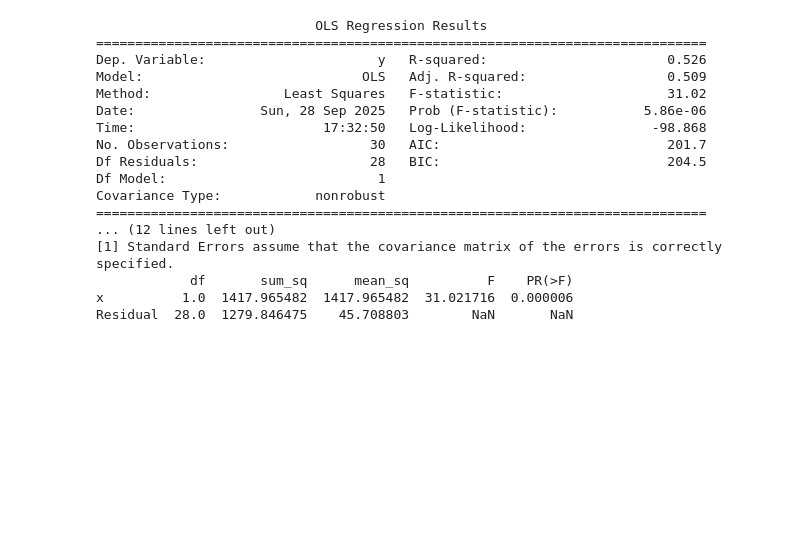
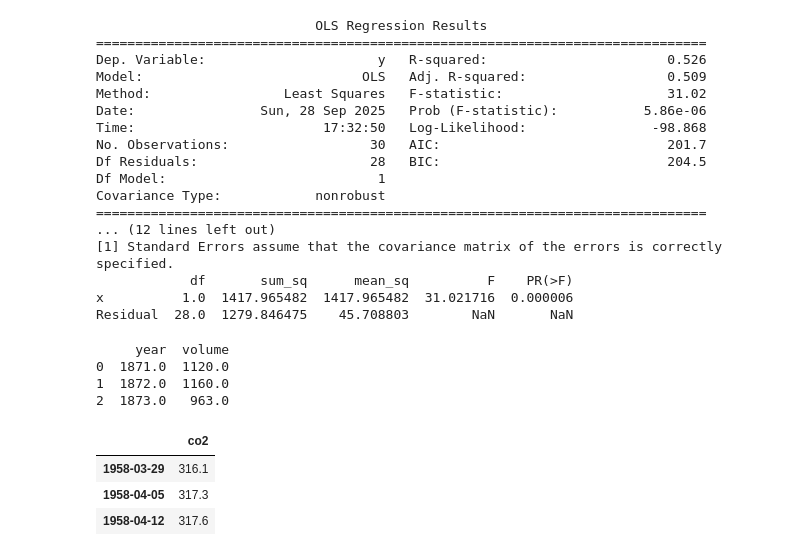
Before and after one commit to maton369/Python_Time_Series_Intro, a Jupyter notebook: 2-3-Pythonによる統計分析の基本.ipynb, the cells around one changed output. Drawn from its saved outputs; the diff is of its cells as text; code cells hidden in the pictures; blank space fills up the shorter version.

```diff
--- a/2-3-Pythonによる統計分析の基本.ipynb
+++ b/2-3-Pythonによる統計分析の基本.ipynb
@@ -426,3 +426,32 @@ Covariance Type:            nonrobust
             df       sum_sq      mean_sq          F    PR(>F)
 x          1.0  1417.965482  1417.965482  31.021716  0.000006
 Residual  28.0  1279.846475    45.708803        NaN       NaN
+# %%
+# Nile データセットの読み込みと確認
+
+# sm.datasets.nile.load_pandas():
+#   statsmodels に組み込まれている「ナイル川の流量データ」を読み込む。
+#   年ごとのナイル川の流量 (1871〜1970) が記録されている有名な時系列データ。
+#   load_pandas() を使うことで pandas.DataFrame 形式で取得できる。
+
+# .data:
+#   実際のデータ本体 (DataFrame) を取り出す。
+
+nile = sm.datasets.nile.load_pandas().data
+
+# 先頭3行を表示してデータの構造を確認
+# → 年 (year) と 流量 (volume) の2列が含まれる
+print(nile.head(3))
+# %% [output]
+     year  volume
+0  1871.0  1120.0
+1  1872.0  1160.0
+2  1873.0   963.0
+# %%
+# 参考：別のデータの読み込み
+sm.datasets.co2.load_pandas().data.head(3)
+# %% [output]
+|  | co2 |
+| 1958-03-29 | 316.1 |
+| 1958-04-05 | 317.3 |
+| 1958-04-12 | 317.6 |
```
Also changed, not shown: parts of 6 cells of this notebook.
